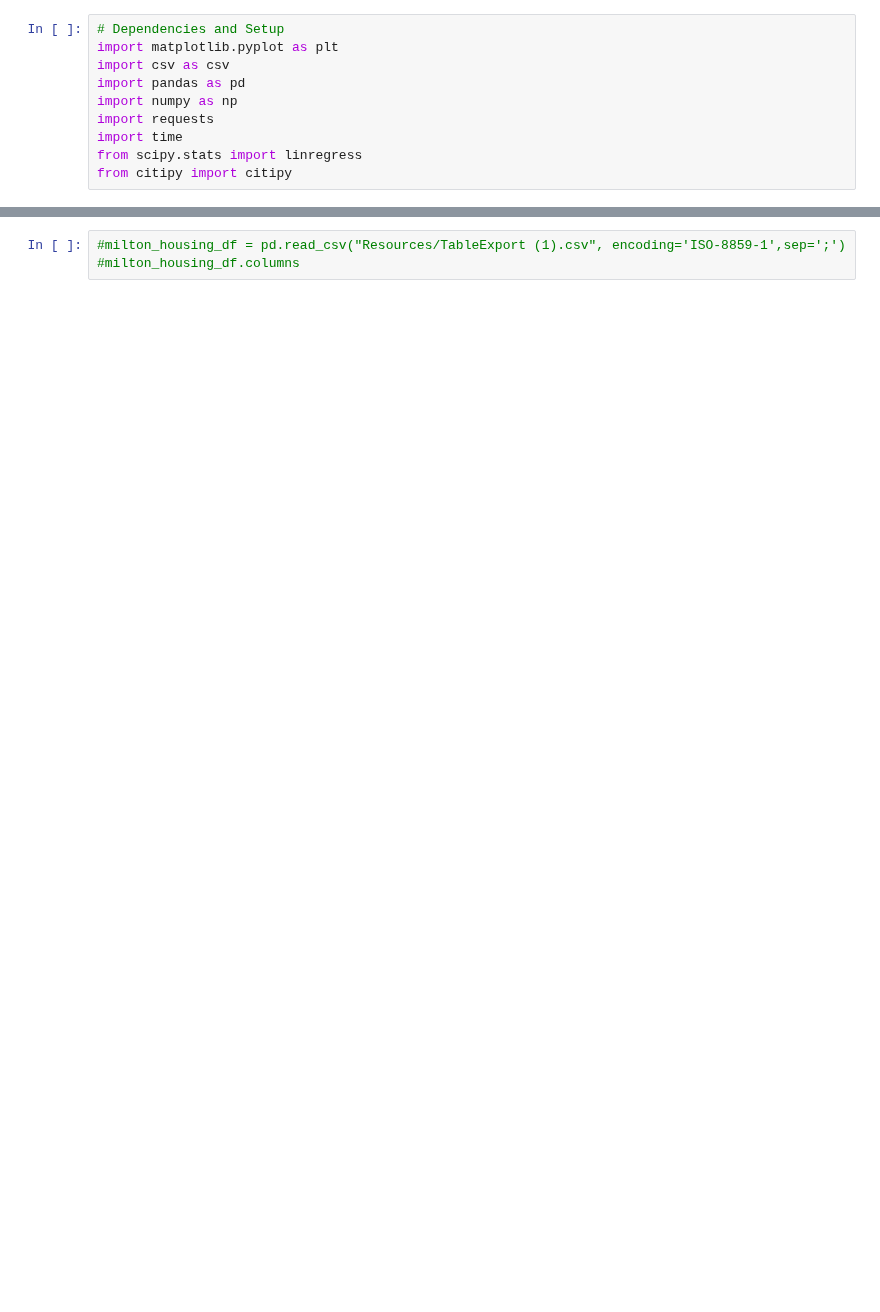
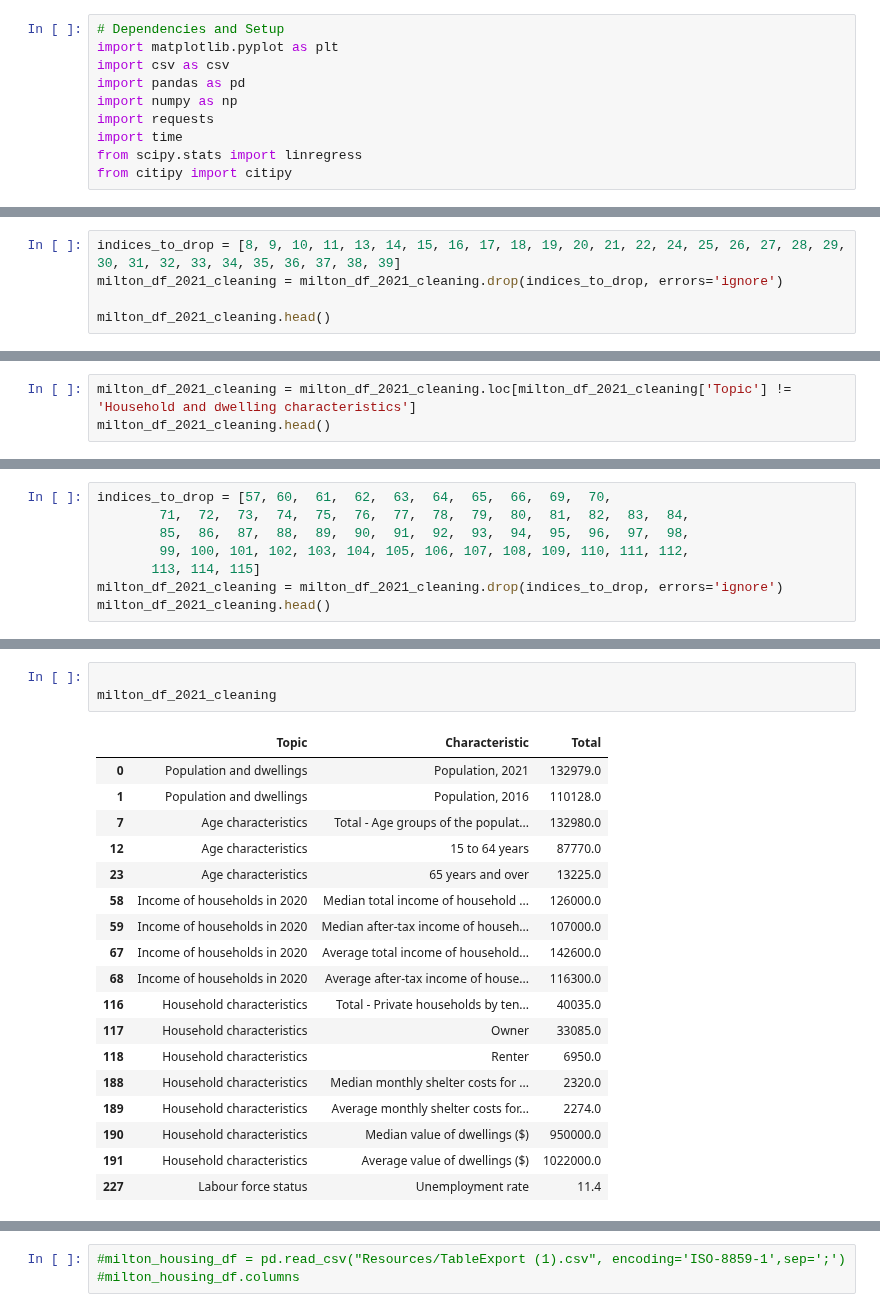
Before and after one commit to MaisieDeGraaf/oakville-housing-analysis, a Jupyter notebook: Project 1 bootcamp/Milton Analysis Project 1 Bootcamp.ipynb, the cells around one changed output, grey strips where cells are left out. Saved outputs shown, nothing was run; the diff lists cells and outputs as text; blank space fills up the shorter version.

```diff
--- a/Project 1 bootcamp/Milton Analysis Project 1 Bootcamp.ipynb
+++ b/Project 1 bootcamp/Milton Analysis Project 1 Bootcamp.ipynb
@@ -46,0 +53,5 @@ Index(['Topic', 'Characteristic', 'Total'], dtype='object')
+# %%
+indices_to_drop = [8, 9, 10, 11, 13, 14, 15, 16, 17, 18, 19, 20, 21, 22, 24, 25, 26, 27, 28, 29, 30, 31, 32, 33, 34, 35, 36, 37, 38, 39]
+milton_df_2021_cleaning = milton_df_2021_cleaning.drop(indices_to_drop, errors='ignore')
+
+milton_df_2021_cleaning.head()
@@ -46,0 +65,3 @@ Index(['Topic', 'Characteristic', 'Total'], dtype='object')
+# %%
+milton_df_2021_cleaning = milton_df_2021_cleaning.loc[milton_df_2021_cleaning['Topic'] != 'Household and dwelling characteristics']
+milton_df_2021_cleaning.head()
@@ -46,0 +84,8 @@ Index(['Topic', 'Characteristic', 'Total'], dtype='object')
+# %%
+indices_to_drop = [57, 60,  61,  62,  63,  64,  65,  66,  69,  70,
+        71,  72,  73,  74,  75,  76,  77,  78,  79,  80,  81,  82,  83,  84,
+        85,  86,  87,  88,  89,  90,  91,  92,  93,  94,  95,  96,  97,  98,
+        99, 100, 101, 102, 103, 104, 105, 106, 107, 108, 109, 110, 111, 112,
+       113, 114, 115]
+milton_df_2021_cleaning = milton_df_2021_cleaning.drop(indices_to_drop, errors='ignore')
+milton_df_2021_cleaning.head()
@@ -46,0 +110,22 @@ Index(['Topic', 'Characteristic', 'Total'], dtype='object')
+# %%
+
+milton_df_2021_cleaning
+# %% [output]
+|  | Topic | Characteristic | Total |
+| 0 | Population and dwellings | Population, 2021 | 132979.0 |
+| 1 | Population and dwellings | Population, 2016 | 110128.0 |
+| 7 | Age characteristics | Total - Age groups of the populat... | 132980.0 |
+| 12 | Age characteristics | 15 to 64 years | 87770.0 |
+| 23 | Age characteristics | 65 years and over | 13225.0 |
+| 58 | Income of households in 2020 | Median total income of household ... | 126000.0 |
+| 59 | Income of households in 2020 | Median after-tax income of househ... | 107000.0 |
+| 67 | Income of households in 2020 | Average total income of household... | 142600.0 |
+| 68 | Income of households in 2020 | Average after-tax income of house... | 116300.0 |
+| 116 | Household characteristics | Total - Private households by ten... | 40035.0 |
+| 117 | Household characteristics | Owner | 33085.0 |
+| 118 | Household characteristics | Renter | 6950.0 |
+| 188 | Household characteristics | Median monthly shelter costs for ... | 2320.0 |
+| 189 | Household characteristics | Average monthly shelter costs for... | 2274.0 |
+| 190 | Household characteristics | Median value of dwellings ($) | 950000.0 |
+| 191 | Household characteristics | Average value of dwellings ($) | 1022000.0 |
+| 227 | Labour force status | Unemployment rate | 11.4 |
```
Also changed, not shown: parts of 35 cells of this notebook.
